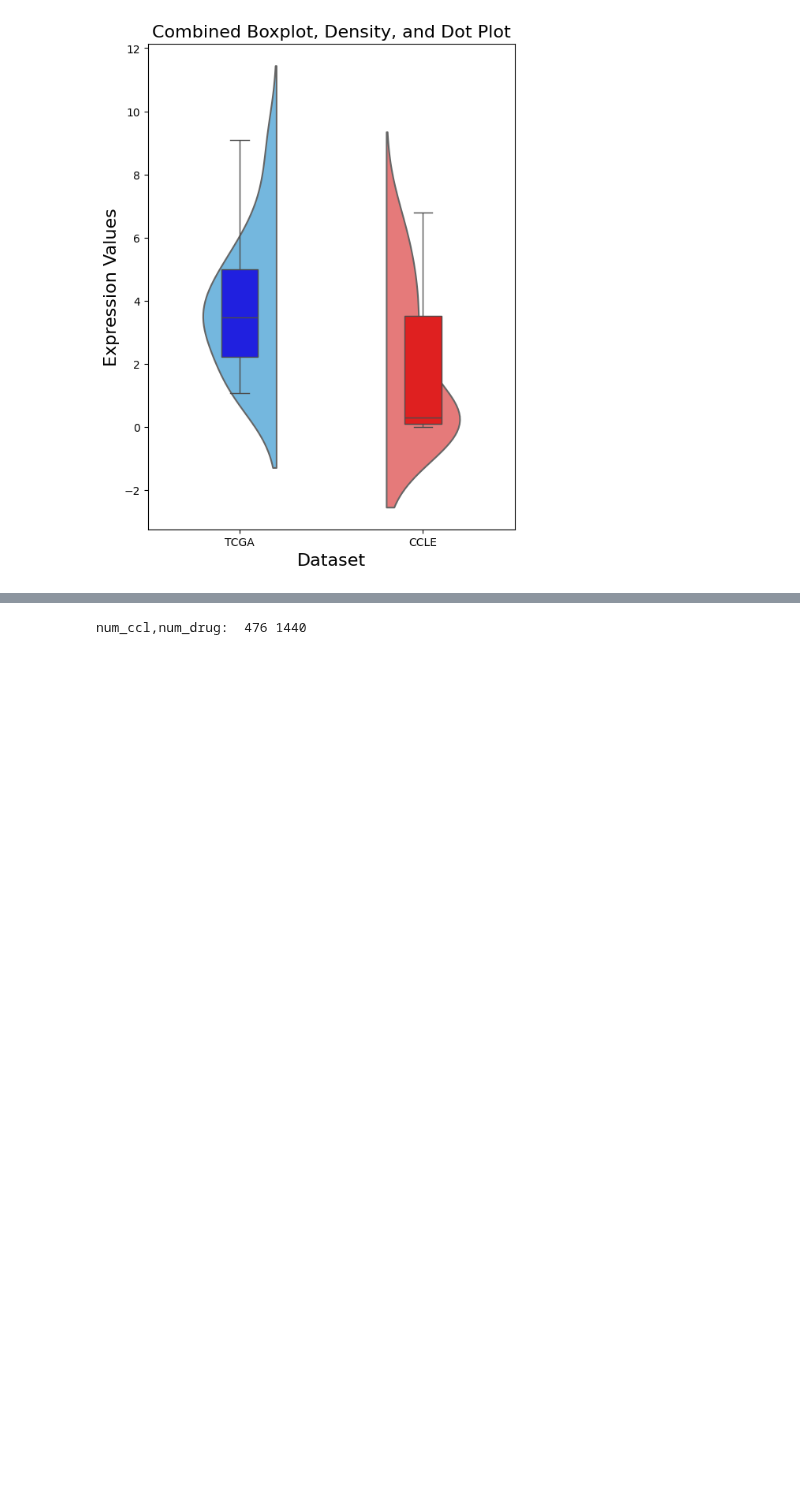
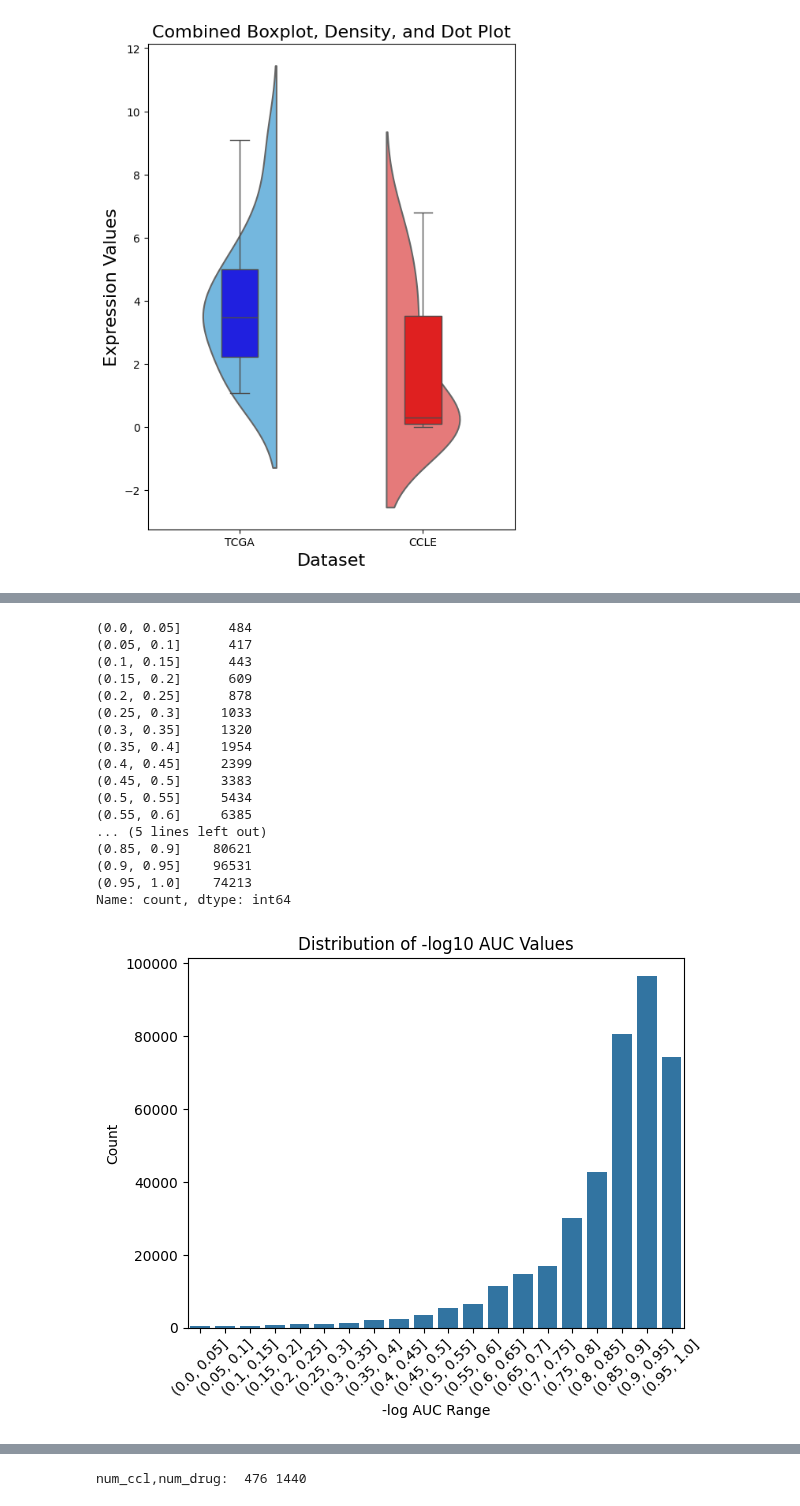
Before and after one commit to chiu-kai/ESPF_OMICS, a Jupyter notebook: inference.ipynb, the cells around one changed output, grey strips where cells are left out. Cells and saved outputs as stored; diff of their text form; code cells hidden in the pictures; blank space fills up the shorter version.

```diff
--- a/inference.ipynb
+++ b/inference.ipynb
@@ -496,0 +278,47 @@ weighted_threshold: None
+# %%
+
+auc_values = AUC_dropNAN_log2
+
+# 將 AUC 值分組，每組間隔 0.05
+bins = np.arange(0, 1.02, 0.05)
+
+categories = pd.cut(auc_values, bins, right=True) #right=True(]; right=False[)
+
+# Calculate the count for each bin
+bin_counts = categories.value_counts().sort_index()
+
+# Print the count of each interval
+print(bin_counts)
+
+# 計算每個區間的數量
+df = pd.DataFrame({'AUC_range': categories})
+df['count'] = df.groupby('AUC_range').size()
+
+
+# 使用 Seaborn繪製條形圖
+sns.countplot(x='AUC_range', data=df)
+plt.xticks(rotation=45)
+plt.xlabel('-log AUC Range')
+plt.ylabel('Count')
+
+plt.title('Distribution of -log10 AUC Values')
+plt.show()
+# %% [output]
+(0.0, 0.05]      484
+(0.05, 0.1]      417
+(0.1, 0.15]      443
+(0.15, 0.2]      609
+(0.2, 0.25]      878
+(0.25, 0.3]     1033
+(0.3, 0.35]     1320
+(0.35, 0.4]     1954
+(0.4, 0.45]     2399
+(0.45, 0.5]     3383
+(0.5, 0.55]     5434
+(0.55, 0.6]     6385
+... (5 lines left out)
+(0.85, 0.9]    80621
+(0.9, 0.95]    96531
+(0.95, 1.0]    74213
+Name: count, dtype: int64
+[figure, added]
```
Also changed, not shown: parts of 27 cells of this notebook, 6 other files.
